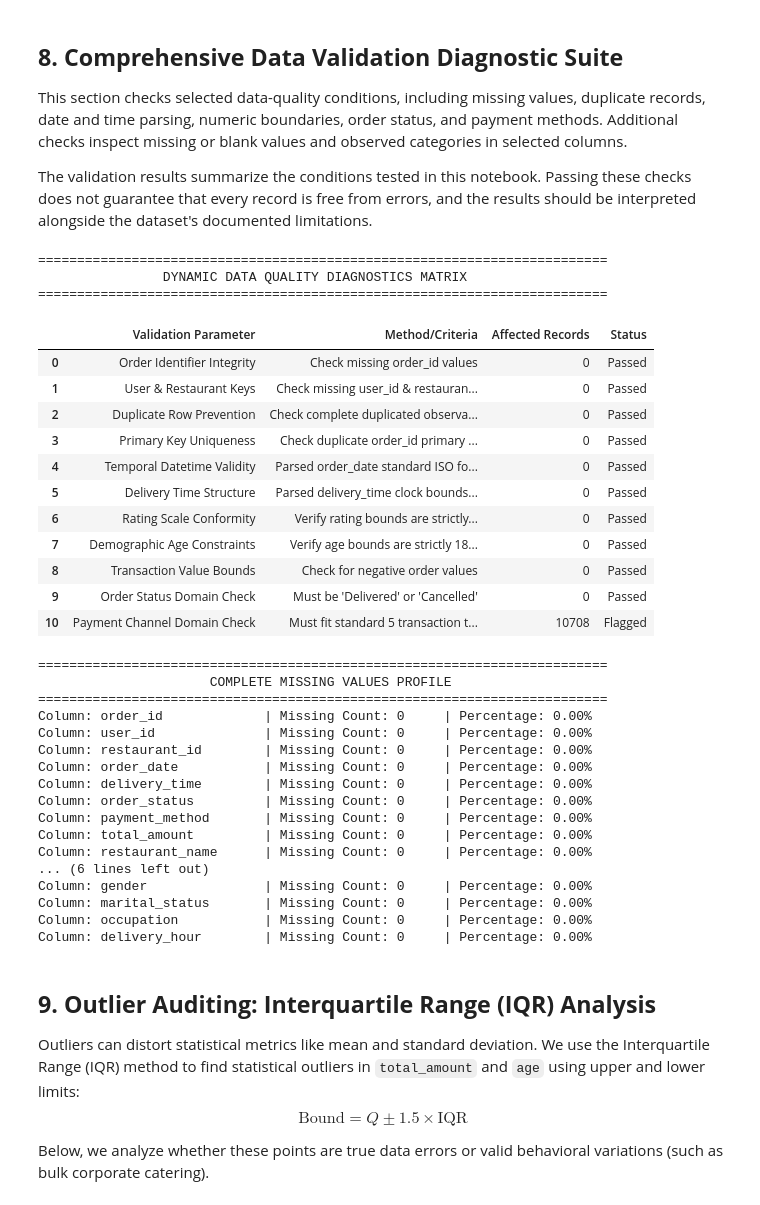
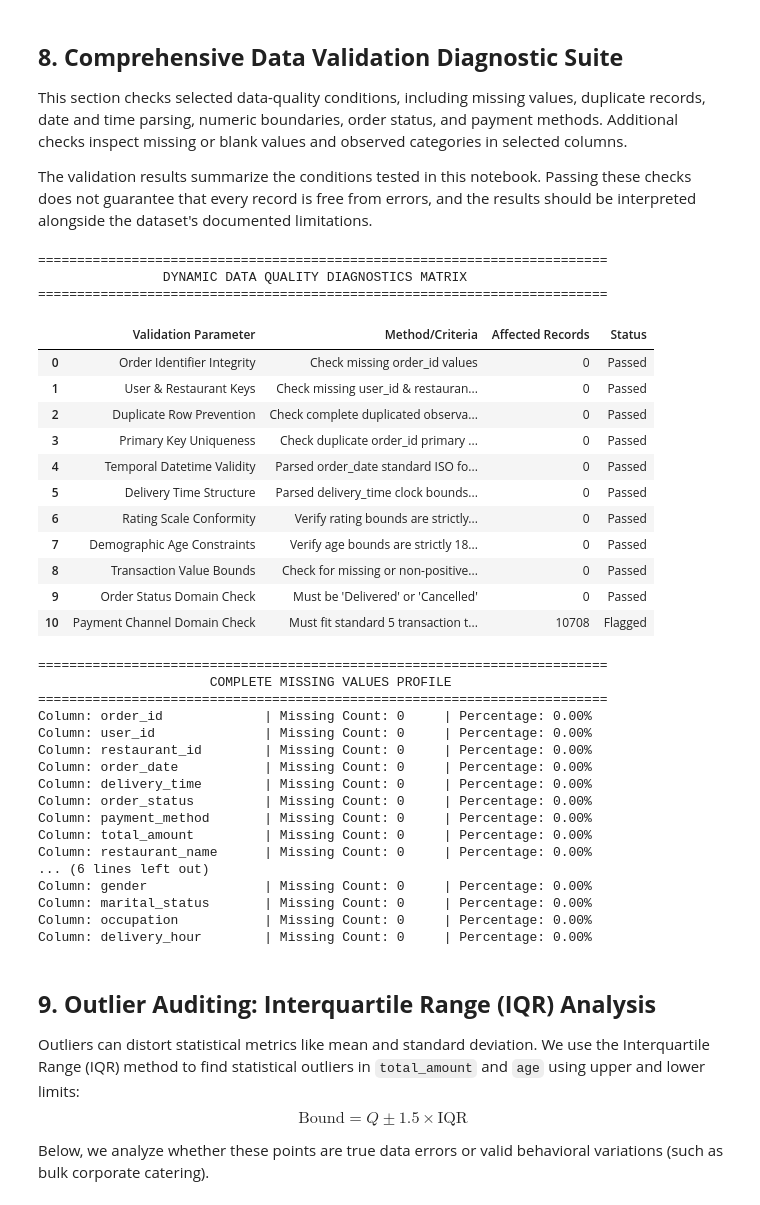
Before and after one commit to pranav662/Food_Delivery_Data_Analysis_FDS_Project, a Jupyter notebook: Food_Delivery_Data_Analysis.ipynb, the cells around one changed output. Cells and saved outputs as stored; diff of their text form; code cells hidden in the pictures.

```diff
--- a/Food_Delivery_Data_Analysis.ipynb
+++ b/Food_Delivery_Data_Analysis.ipynb
@@ -460,7 +460,7 @@ validation_tests = [
     },
     {
         "Validation Parameter": "Transaction Value Bounds",
-        "Method/Criteria": "Check for negative order values",
+        "Method/Criteria": "Check for missing or non-positive order values",
         "Affected Records": invalid_amounts_count,
         "Status": "Passed" if invalid_amounts_count == 0 else "Flagged"
     },
@@ -475,34 +475,34 @@ validation_tests = [
         "Method/Criteria": "Must fit standard 5 transaction types",
         "Affected Records": invalid_payments_count,
         "Status": "Passed" if invalid_payments_count == 0 else "Flagged"
     }
 ]
 
 diagnostics_summary_df = pd.DataFrame(validation_tests)
 print("=========================================================================")
 print("                DYNAMIC DATA QUALITY DIAGNOSTICS MATRIX                  ")
 print("=========================================================================")
 display(diagnostics_summary_df)
 
 print("\n=========================================================================")
 print("                      COMPLETE MISSING VALUES PROFILE                    ")
 print("=========================================================================")
 for col, val in missing_by_column.items():
     print(f"Column: {col:<20} | Missing Count: {val:<5} | Percentage: {(val/len(df))*100:.2f}%")
 # %% [output]
 =========================================================================
                 DYNAMIC DATA QUALITY DIAGNOSTICS MATRIX
 =========================================================================
 |  | Validation Parameter | Method/Criteria | Affected Records | Status |
 | 0 | Order Identifier Integrity | Check missing order_id values | 0 | Passed |
 | 1 | User & Restaurant Keys | Check missing user_id & restauran... | 0 | Passed |
 | 2 | Duplicate Row Prevention | Check complete duplicated observa... | 0 | Passed |
 | 3 | Primary Key Uniqueness | Check duplicate order_id primary ... | 0 | Passed |
 | 4 | Temporal Datetime Validity | Parsed order_date standard ISO fo... | 0 | Passed |
 | 5 | Delivery Time Structure | Parsed delivery_time clock bounds... | 0 | Passed |
 | 6 | Rating Scale Conformity | Verify rating bounds are strictly... | 0 | Passed |
 | 7 | Demographic Age Constraints | Verify age bounds are strictly 18... | 0 | Passed |
-| 8 | Transaction Value Bounds | Check for negative order values | 0 | Passed |
+| 8 | Transaction Value Bounds | Check for missing or non-positive... | 0 | Passed |
 | 9 | Order Status Domain Check | Must be 'Delivered' or 'Cancelled' | 0 | Passed |
 | 10 | Payment Channel Domain Check | Must fit standard 5 transaction t... | 10708 | Flagged |
 =========================================================================
```
Also changed, not shown: parts of 2 cells of this notebook.
